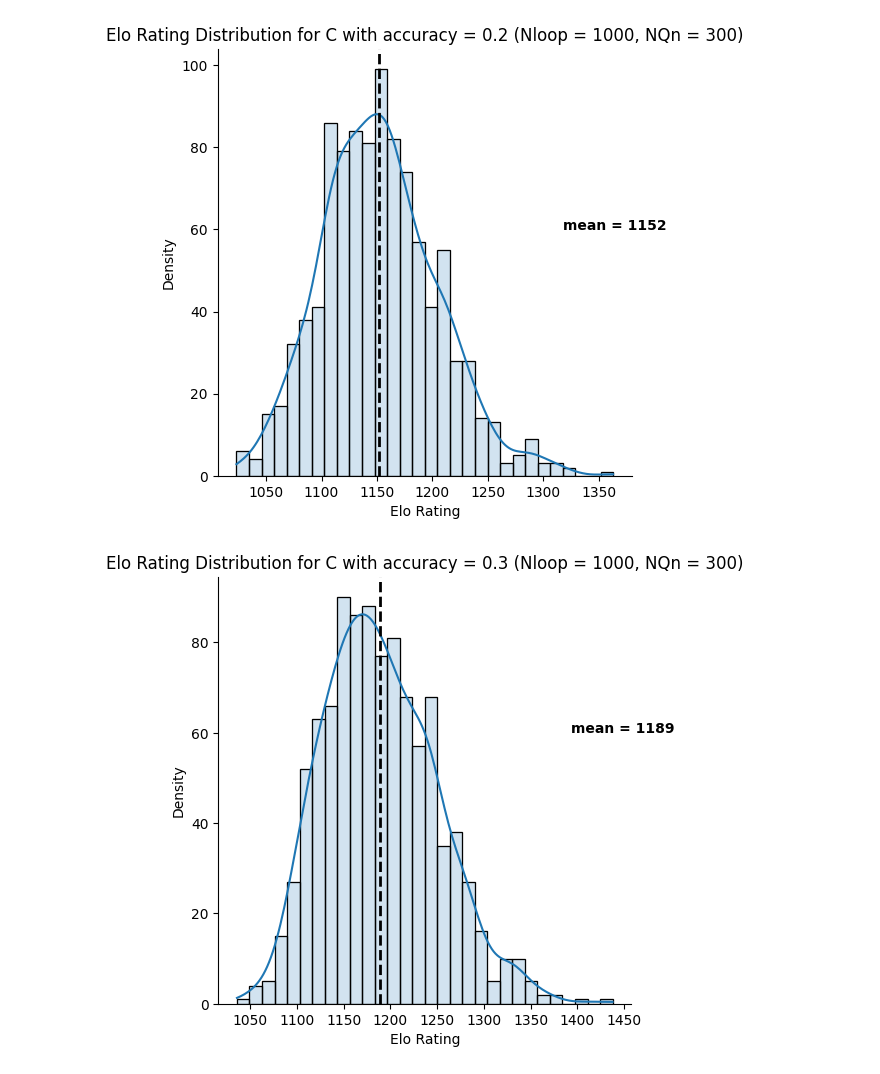
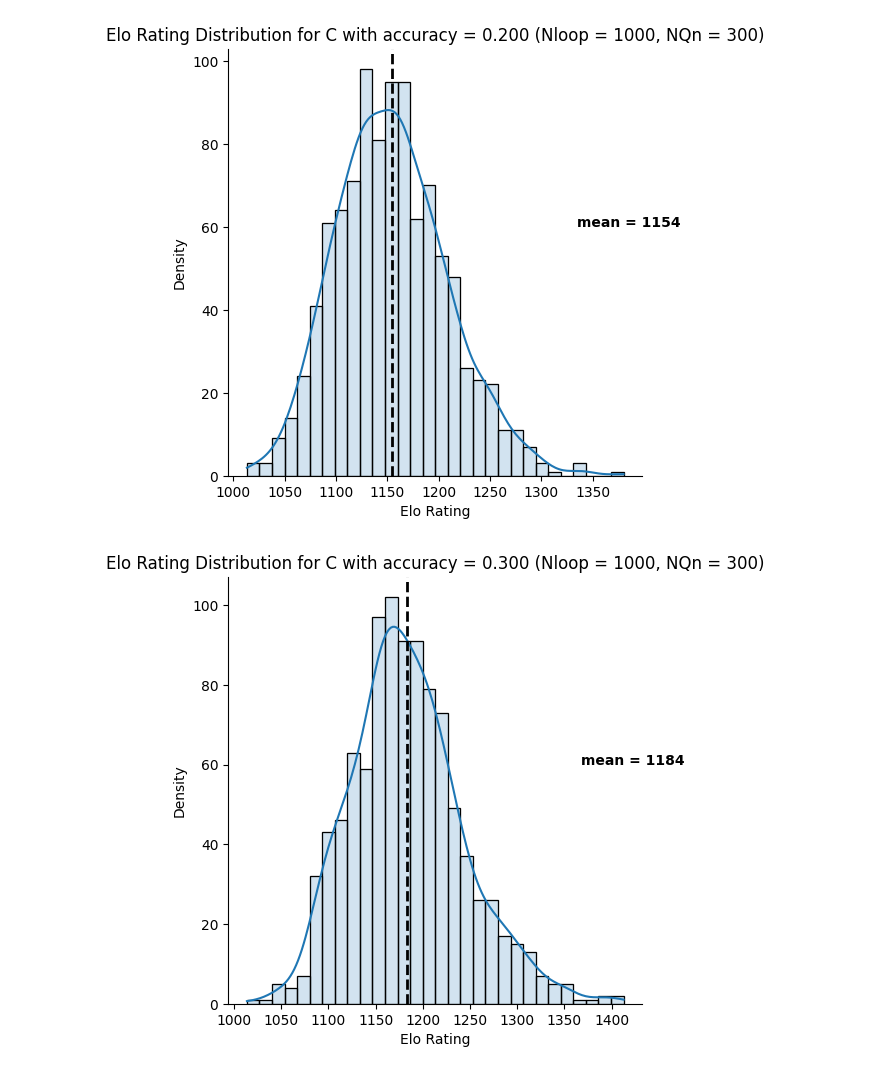
Before and after one commit to Huanqing-Mao/Elo-Simulation, a Jupyter notebook: src/plot_graphs.ipynb, the cells around one changed output. Cells and saved outputs as stored; diff of their text form; code cells hidden in the pictures.

```diff
--- a/src/plot_graphs.ipynb
+++ b/src/plot_graphs.ipynb
@@ -8,7 +8,7 @@ import seaborn as sns
 # %%
 loop = 1000
 qn = 300
-filename = f"C:/Users/Admin/Desktop/ELO_Rating/Elo-Simulation/src/data/Actual Results {loop}loop {qn}qn.csv"
+filename = f"C:/Users/Admin/Desktop/ELO_Rating/Elo-Simulation/src/data/Actual Results C {loop}loop {qn}qn.csv"
 df = pd.read_csv(filename)
 # %%
 df
@@ -45,5 +45,5 @@ Name: 0.3, Length: 1000, dtype: float64
 # %%
-item = "0.2"
+item = "0.200"
 sns.displot(df[item], kde=True, color = "tab:blue", bins=30, alpha=0.2)
 person_mean = np.mean(df[item])
 plt.xlabel("Elo Rating")
@@ -75,11 +75,11 @@ def show_pdf_actual(item):
     plt.text(person_max - 45,60, f"mean = {round(person_mean)}", color='black', weight="bold")
     plt.title(f"Elo Rating Distribution for C with accuracy = {item} (Nloop = {loop}, NQn = {qn})")
 # %%
-show_pdf_actual("0.2")
+show_pdf_actual("0.200")
 # %% [output]
-[figure, old version]
+[figure, new version]
 # %%
-show_pdf_actual("0.3")
+show_pdf_actual("0.300")
 # %% [output]
-[figure, old version]
+[figure, new version]
 # %%
```
Also changed, not shown: parts of 10 cells of this notebook, 29 other files.
